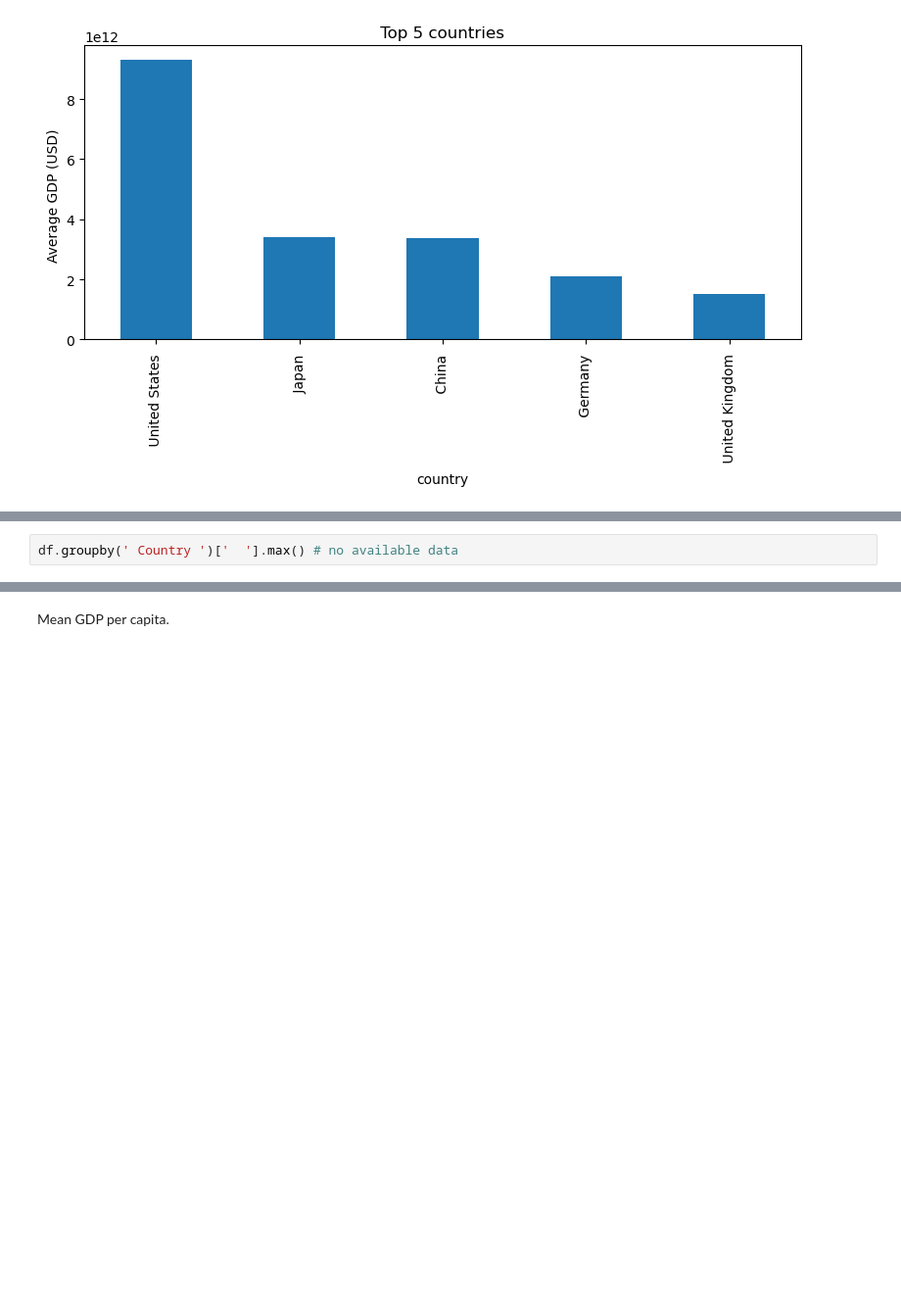
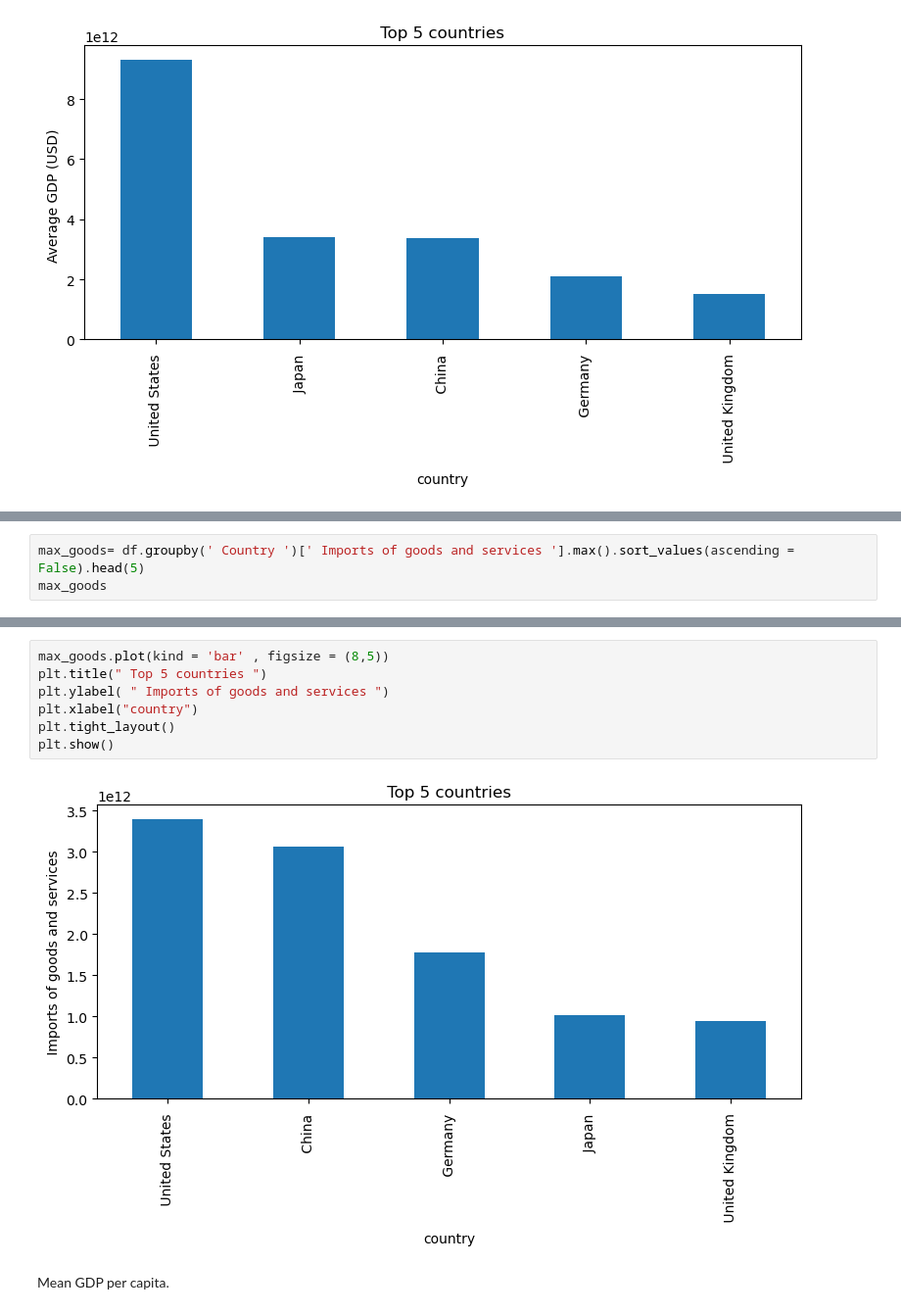
Before and after one commit to khoulaCode/DataScience-Brain-Bytes, a Jupyter notebook: Team_members/from_maather/Pandas_Practice.ipynb, the cells around one changed output, grey strips where cells are left out. Shown at 98% size. Saved outputs shown, nothing was run; the diff lists cells and outputs as text; blank space fills up the shorter version.

```diff
--- a/Team_members/from_maather/Pandas_Practice.ipynb
+++ b/Team_members/from_maather/Pandas_Practice.ipynb
@@ -279,2 +281,3 @@ Group by Country and calculate: Max unemployment rate.
 # %%
-df.groupby(' Country ')['  '].max() # no available data
+max_goods= df.groupby(' Country ')[' Imports of goods and services '].max().sort_values(ascending = False).head(5)
+max_goods
@@ -281,3 +292,12 @@ df.groupby(' Country ')['  '].max() # no available data
+# %%
+max_goods.plot(kind = 'bar' , figsize = (8,5))
+plt.title(" Top 5 countries ")
+plt.ylabel( " Imports of goods and services ")
+plt.xlabel("country")
+plt.tight_layout()
+plt.show()
+# %% [output]
+[figure, added]
 # %% [markdown]
 Mean GDP per capita.
 # %%
```
Also changed, not shown: parts of 9 cells of this notebook.
